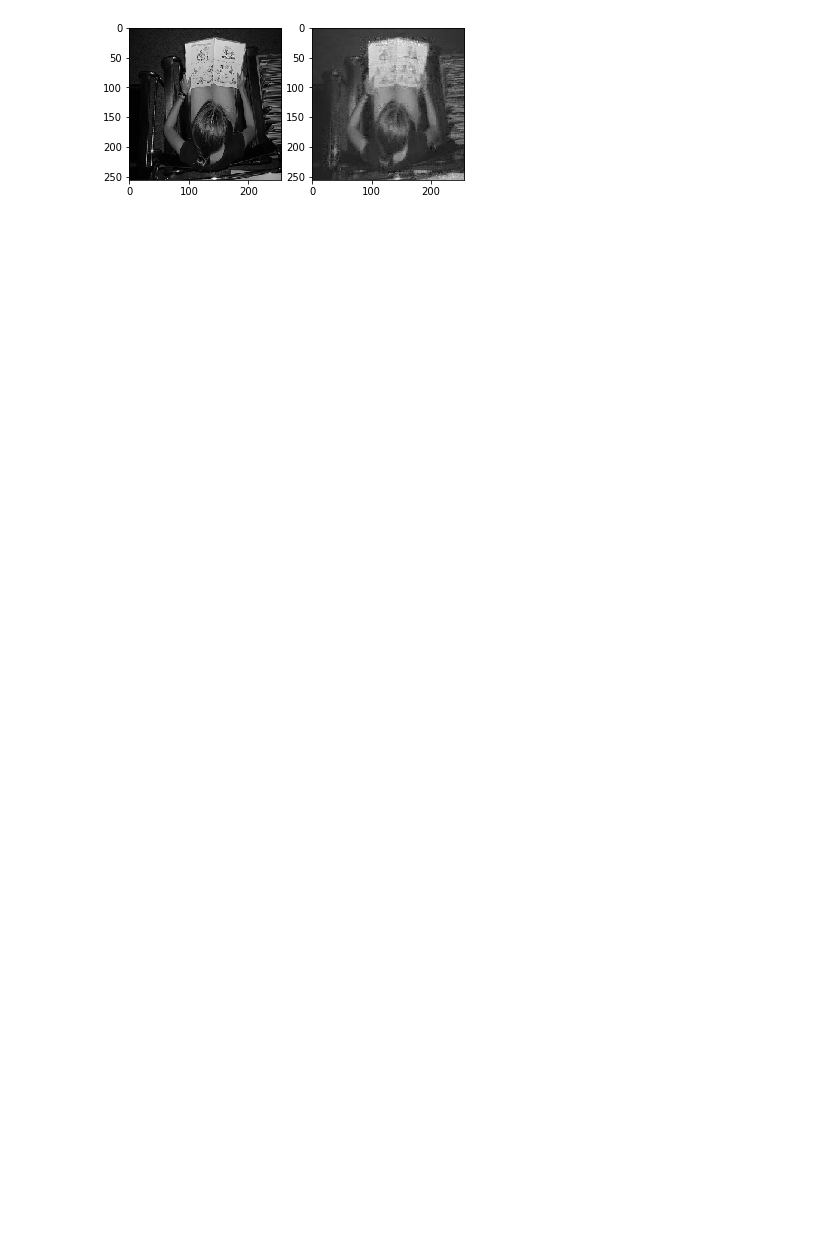
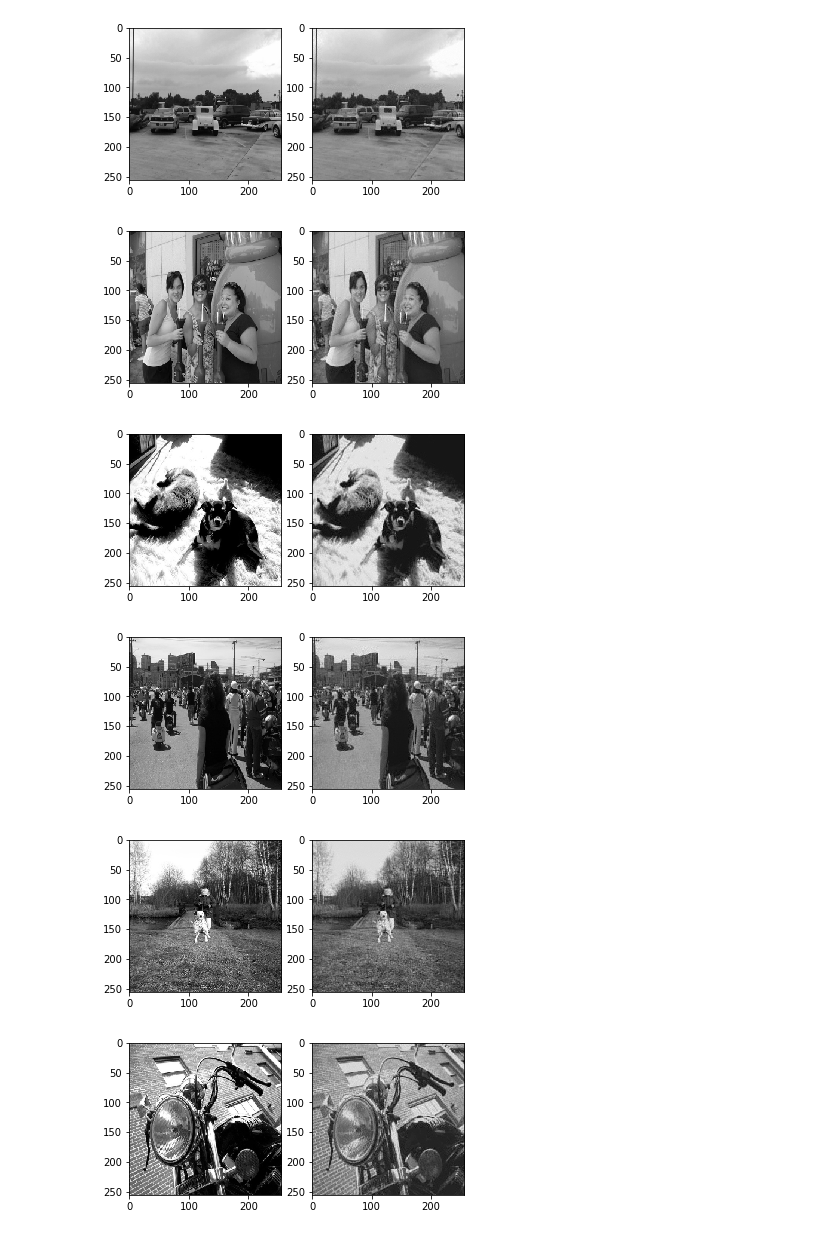
Before and after one commit to zaomatchbox/iai, a Jupyter notebook: 1/mrlzla/lab1.ipynb, the cells around one changed output. Saved outputs shown, nothing was run; the diff lists cells and outputs as text; code cells hidden in the pictures; blank space fills up the shorter version.

```diff
--- a/1/mrlzla/lab1.ipynb
+++ b/1/mrlzla/lab1.ipynb
@@ -155,5 +138,5 @@ class Autoencoder():
         self.phase = 'test'
 # %%
 def get_image(path, img_path=None, size=256):
-    image_path = random.choice([pjoin(dataset_path, img_path) for img_path in tqdm(os.listdir(path))]) if img_path is None else img_path
+    image_path = random.choice([pjoin(dataset_path, img_path) for img_path in os.listdir(path)]) if img_path is None else img_path
     return cv2.resize(cv2.imread(image_path, 0), (size, size))
@@ -235,0 +226,34 @@ print(best_error)
+# %%
+model = Autoencoder()
+epochs = 1
+momentum = 0.9
+errors=[]
+best_weights = None
+best_error = np.inf
+for epoch in range(epochs):
+    moving_err = None
+    for it in range(dataset_size//10):
+        inp = next(gen2)
+        err = model(inp)
+        moving_err = momentum * moving_err + err * (1. - momentum) if moving_err else err
+        if moving_err < best_error:
+            best_error = moving_err
+            best_weights = model.get_weights()
+            #print("Weights updated {}".format(best_error))
+        errors.append(moving_err)
+    print("EPOCH {} MSE {}".format(epoch, best_error))
+
+errors = np.array(errors)
+x = np.arange(len(errors))
+plt.xlabel("iterations")
+plt.ylabel("error")
+plt.plot(x, errors)
+
+idx = np.argmin(errors)
+print("BEST ERROR {}".format(errors[idx]))
+plt.plot(x[idx], errors[idx], 'rx--', linewidth=2, markersize=12)
+
+for eps in [2000, 1000, 500]:
+    idx = np.argwhere(errors < eps)[0][0]
+    plt.plot(x[idx], errors[idx], 'ro--', linewidth=2, markersize=12)
+plt.show()
@@ -236,7 +264,12 @@ print(best_error)
 # %%
-model.eval()
-model.set_weights(best_weights)
-assert gen_img_path is not None
-predict(model, gen_img_path)
+for _ in range(10):
+    model.eval()
+    model.set_weights(best_weights)
+    predict(model)
 # %% [output]
-[figure, old version]
+[figure, new version]
+[figure, added]
+[figure, added]
+[figure, added]
+[figure, added]
+[figure, added]
```
Also changed, not shown: parts of 23 cells of this notebook.
